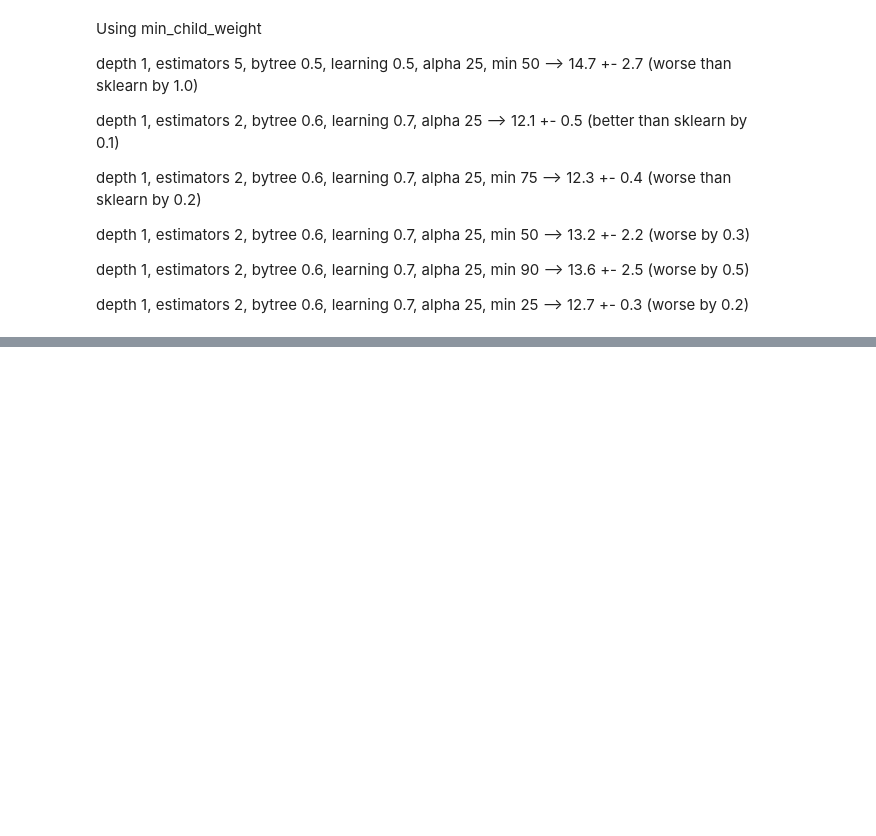
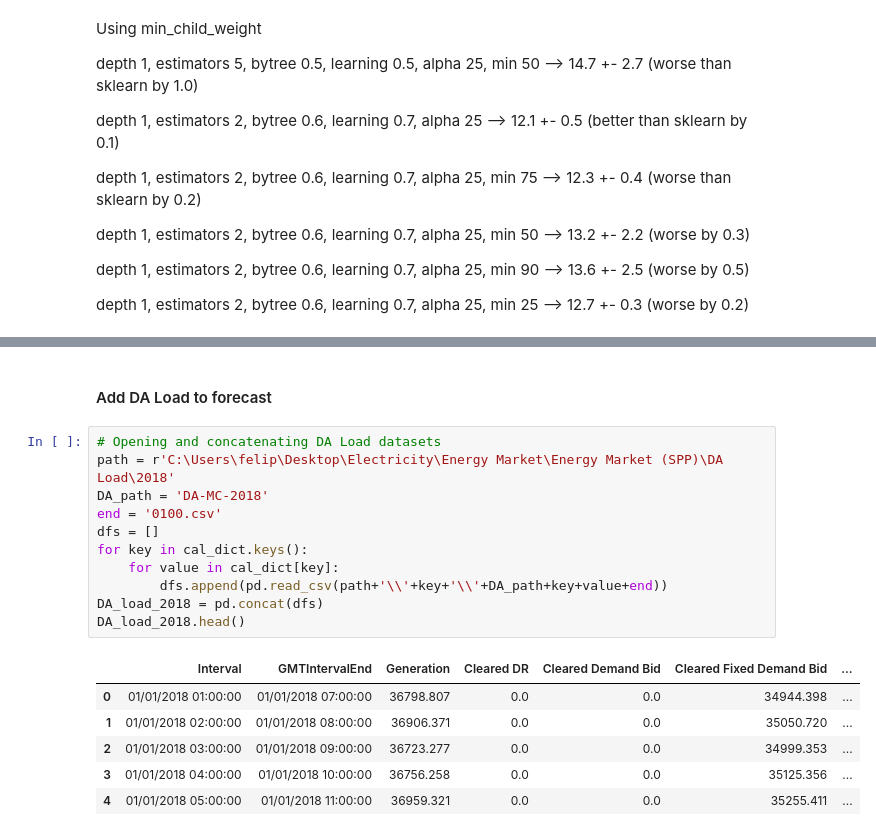
Before and after one commit to felipeascouto/energy, a Jupyter notebook: research_p2.ipynb, the cells around one changed output, grey strips where cells are left out. Drawn from its saved outputs; the diff is of its cells as text; blank space fills up the shorter version.

Commit message:
opened DA load data

```diff
--- a/research_p2.ipynb
+++ b/research_p2.ipynb
@@ -2533,0 +2534,20 @@ plt.plot(x_test, y_sklearn, 'yellow')
+# %% [markdown]
+#### Add DA Load to forecast
+# %%
+# Opening and concatenating DA Load datasets
+path = r'C:\Users\felip\Desktop\Electricity\Energy Market\Energy Market (SPP)\DA Load\2018'
+DA_path = 'DA-MC-2018'
+end = '0100.csv'
+dfs = []
+for key in cal_dict.keys():
+    for value in cal_dict[key]:
+        dfs.append(pd.read_csv(path+'\\'+key+'\\'+DA_path+key+value+end))
+DA_load_2018 = pd.concat(dfs)
+DA_load_2018.head()
+# %% [output]
+|  | Interval | GMTIntervalEnd | Generation | Cleared DR | Cleared Demand Bid | Cleared Fixed Demand Bid | ... |
+| 0 | 01/01/2018 01:00:00 | 01/01/2018 07:00:00 | 36798.807 | 0.0 | 0.0 | 34944.398 | ... |
+| 1 | 01/01/2018 02:00:00 | 01/01/2018 08:00:00 | 36906.371 | 0.0 | 0.0 | 35050.720 | ... |
+| 2 | 01/01/2018 03:00:00 | 01/01/2018 09:00:00 | 36723.277 | 0.0 | 0.0 | 34999.353 | ... |
+| 3 | 01/01/2018 04:00:00 | 01/01/2018 10:00:00 | 36756.258 | 0.0 | 0.0 | 35125.356 | ... |
+| 4 | 01/01/2018 05:00:00 | 01/01/2018 11:00:00 | 36959.321 | 0.0 | 0.0 | 35255.411 | ... |
```
Also changed, not shown: parts of 4 cells of this notebook.
